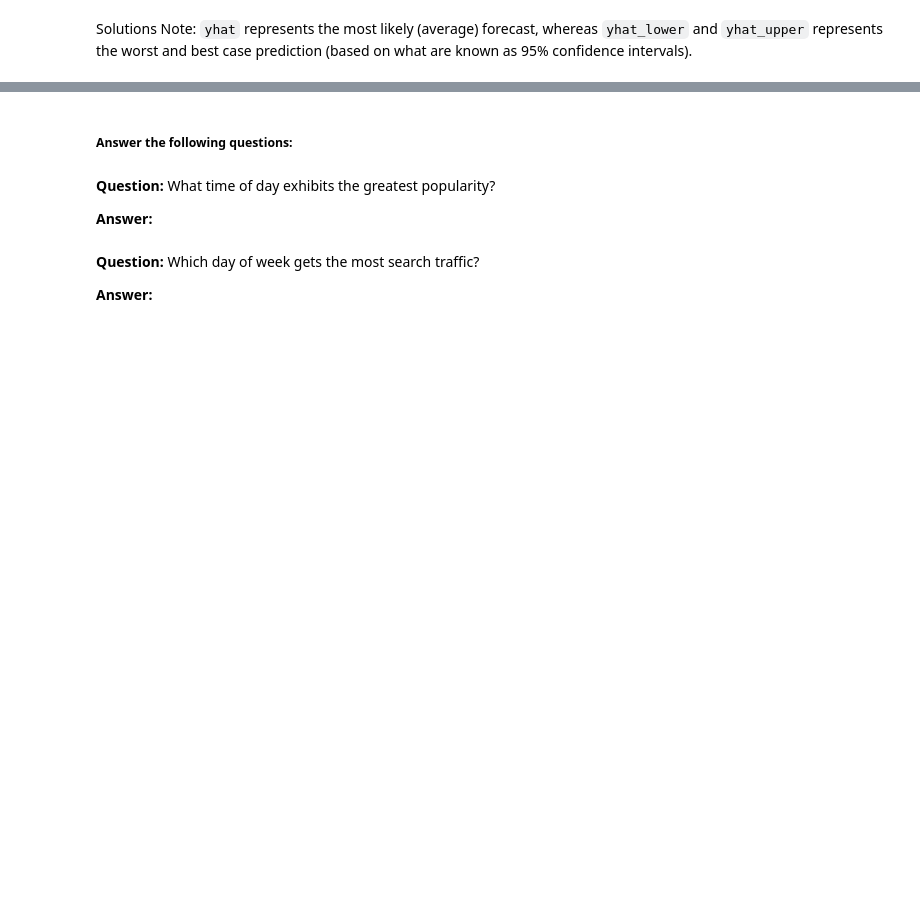
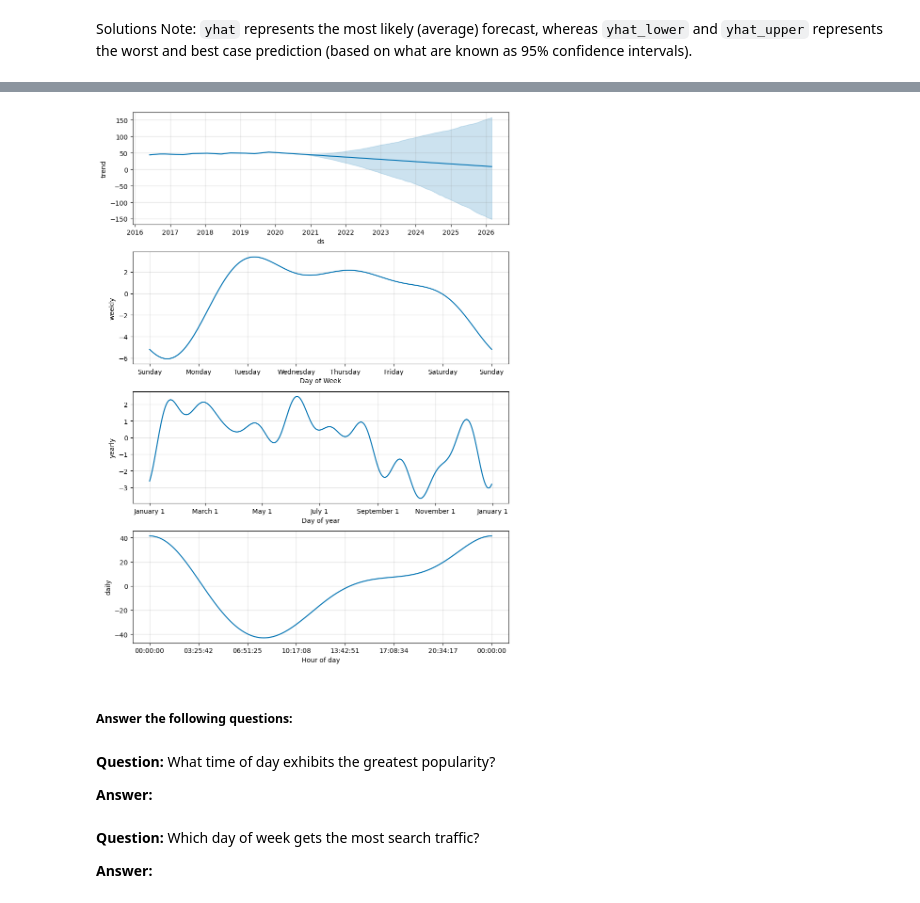
Before and after one commit to jbgraham073/prophet-challenge, a Jupyter notebook: forecasting_net_prophet.ipynb, the cells around one changed output, grey strips where cells are left out. Drawn from its saved outputs; the diff is of its cells as text; code cells hidden in the pictures; blank space fills up the shorter version.

```diff
--- a/forecasting_net_prophet.ipynb
+++ b/forecasting_net_prophet.ipynb
@@ -408,9 +473,12 @@ Solutions Note: `yhat` represents the most likely (average) forecast, whereas `y
 # %%
 # Reset the index in the forecast_mercado_trends DataFrame
-
+forecast_view.reset_index(inplace=True)
 
 # Use the plot_components function to visualize the forecast results
 # for the forecast_canada DataFrame
+forecast_plot = model.plot_components(predictions)
+# %% [output]
+[figure, added]
 # %% [markdown]
 ##### Answer the following questions:
 # %% [markdown]
```
Also changed, not shown: parts of 11 cells of this notebook.
